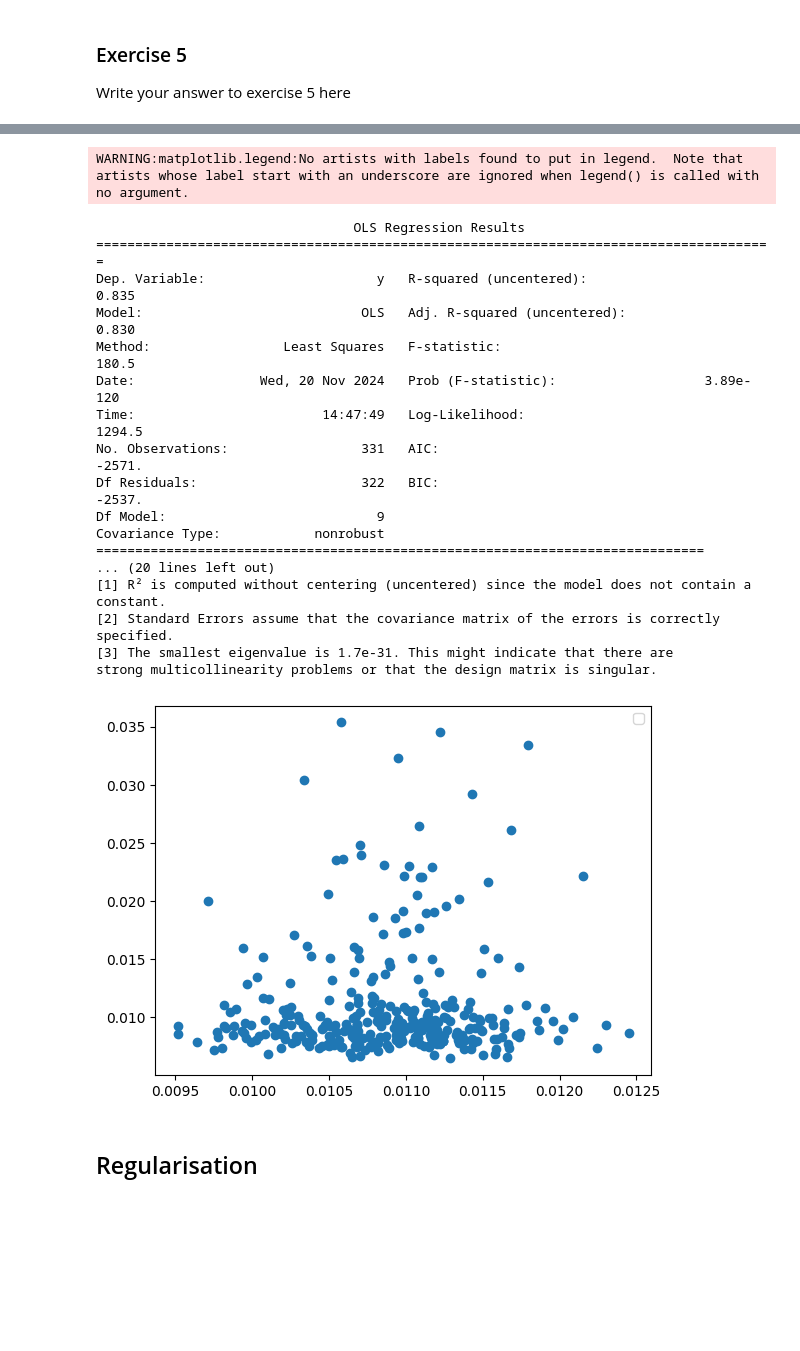
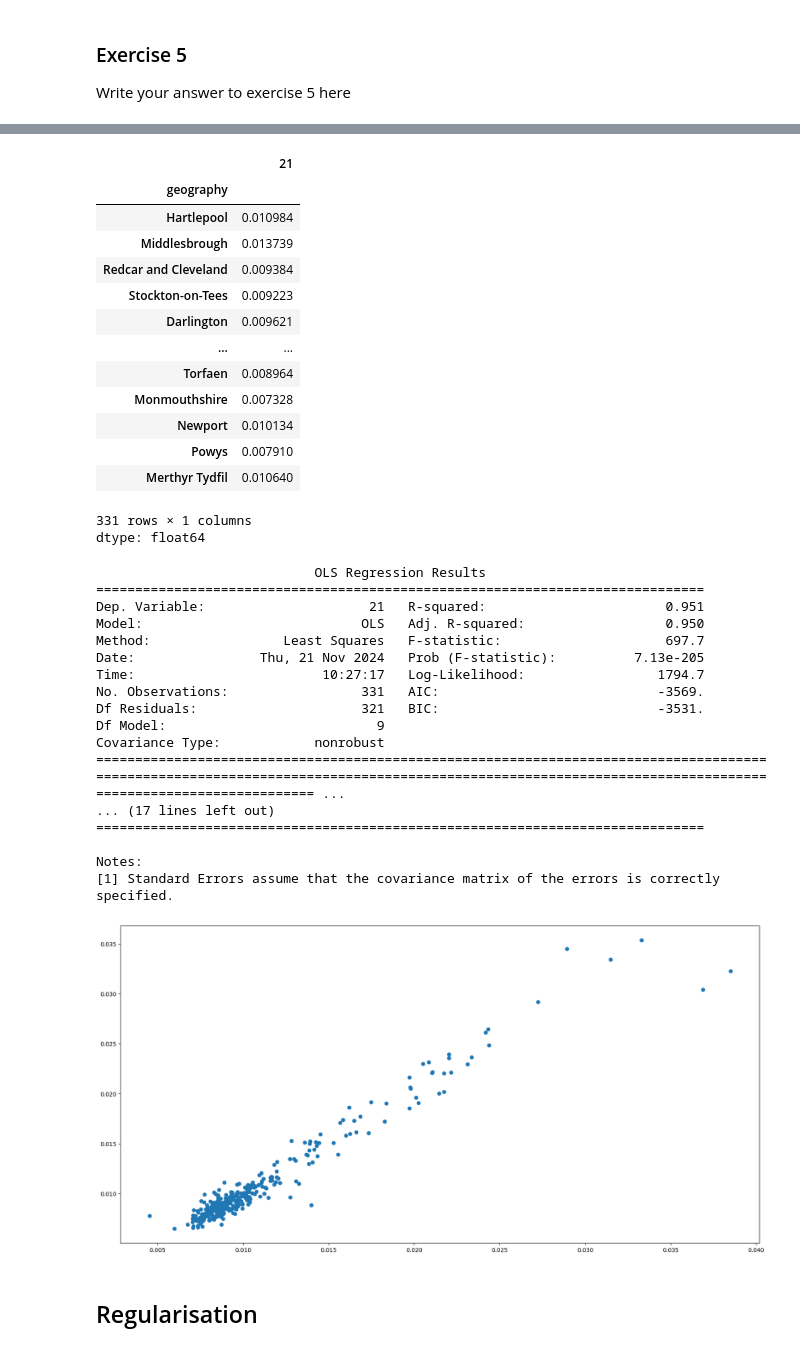
Before and after one commit to EuanWorth/ecw66_ads_2024, a Jupyter notebook: Practical_3.ipynb, the cells around one changed output, grey strips where cells are left out. Cells and saved outputs as stored; diff of their text form; code cells hidden in the pictures; blank space fills up the shorter version.

```diff
--- a/Practical_3.ipynb
+++ b/Practical_3.ipynb
@@ -834,9 +834,10 @@ student_df
 | Merthyr Tydfil | 47677 | 3188 | 8289 | 5666 | ... |
 331 rows × 10 columns
 # %%
-students = pd.DataFrame(columns=student_df.columns, index=student_df.index).astype(float)
+students = pd.DataFrame(columns=student_df.columns[1:], index=student_df.index).astype(float)
+
 for location in student_df.index:
-  students.loc[location] = student_df.loc[location] / populations.loc[location]
+  students.loc[location] = student_df.loc[location][1:] / populations[location]
 sm.add_constant(students)
 students
 # %% [output]
@@ -911,0 +898,7 @@ array([[0.80905181, 0.05711005, 0.13703379, ..., 0.12715436, 0.11407927,
+# %%
+design_matrix = students
+columns = 9
+#design_matrix = sm.add_constant(students.transpose()).transpose()
+design_matrix = (students[students.columns[-columns:]])
+design_matrix = sm.add_constant(design_matrix)
+design_matrix
@@ -912,31 +920,49 @@ array([[0.80905181, 0.05711005, 0.13703379, ..., 0.12715436, 0.11407927,
+# %%
+response_vector = norm_age_df[21][design_matrix.index]
+response_vector
+# %% [output]
+|  | 21 |
+| geography |  |
+| Hartlepool | 0.010984 |
+| Middlesbrough | 0.013739 |
+| Redcar and Cleveland | 0.009384 |
+| Stockton-on-Tees | 0.009223 |
+| Darlington | 0.009621 |
+| ... | ... |
+| Torfaen | 0.008964 |
+| Monmouthshire | 0.007328 |
+| Newport | 0.010134 |
+| Powys | 0.007910 |
+| Merthyr Tydfil | 0.010640 |
+331 rows × 1 columns
+dtype: float64
 # %%
-model = sm.OLS(norm_age_df[21].values, design_matrix*1)
+model = sm.OLS(response_vector, design_matrix*1)
 fit = model.fit()
 print(fit.summary())
-fig, ax = plt.subplots()
-ax.scatter(fit.predict(design_matrix), norm_age_df[21].values)
-ax.legend()
+fig, ax = plt.subplots(figsize=(20,10))
+predicteds = fit.predict(design_matrix)
+ax.scatter(predicteds, response_vector)
 plt.show()
 # %% [output]
-WARNING:matplotlib.legend:No artists with labels found to put in legend.  Note that artists whose label start with an underscore are ignored when legend() is called with no argument.
+                            OLS Regression Results
+==============================================================================
+Dep. Variable:                     21   R-squared:                       0.951
+Model:                            OLS   Adj. R-squared:                  0.950
+Method:                 Least Squares   F-statistic:                     697.7
+Date:                Thu, 21 Nov 2024   Prob (F-statistic):          7.13e-205
+Time:                        10:27:17   Log-Likelihood:                 1794.7
+No. Observations:                 331   AIC:                            -3569.
+Df Residuals:                     321   BIC:                            -3531.
+Df Model:                           9
+Covariance Type:            nonrobust
+======================================================================================================================================================================================================== ...
+... (17 lines left out)
+==============================================================================
+
+Notes:
+[1] Standard Errors assume that the covariance matrix of the errors is correctly specified.
-                                 OLS Regression Results
-=======================================================================================
-Dep. Variable:                      y   R-squared (uncentered):                   0.835
-Model:                            OLS   Adj. R-squared (uncentered):              0.830
-Method:                 Least Squares   F-statistic:                              180.5
-Date:                Wed, 20 Nov 2024   Prob (F-statistic):                   3.89e-120
-Time:                        14:47:49   Log-Likelihood:                          1294.5
-No. Observations:                 331   AIC:                                     -2571.
-Df Residuals:                     322   BIC:                                     -2537.
-Df Model:                           9
-Covariance Type:            nonrobust
-==============================================================================
-... (20 lines left out)
-[1] R² is computed without centering (uncentered) since the model does not contain a constant.
-[2] Standard Errors assume that the covariance matrix of the errors is correctly specified.
-[3] The smallest eigenvalue is 1.7e-31. This might indicate that there are
-strong multicollinearity problems or that the design matrix is singular.
-[figure, old version]
+[figure, new version]
 # %% [markdown]
 ## Regularisation
 # %% [markdown]
```
Also changed, not shown: parts of 20 cells of this notebook.
